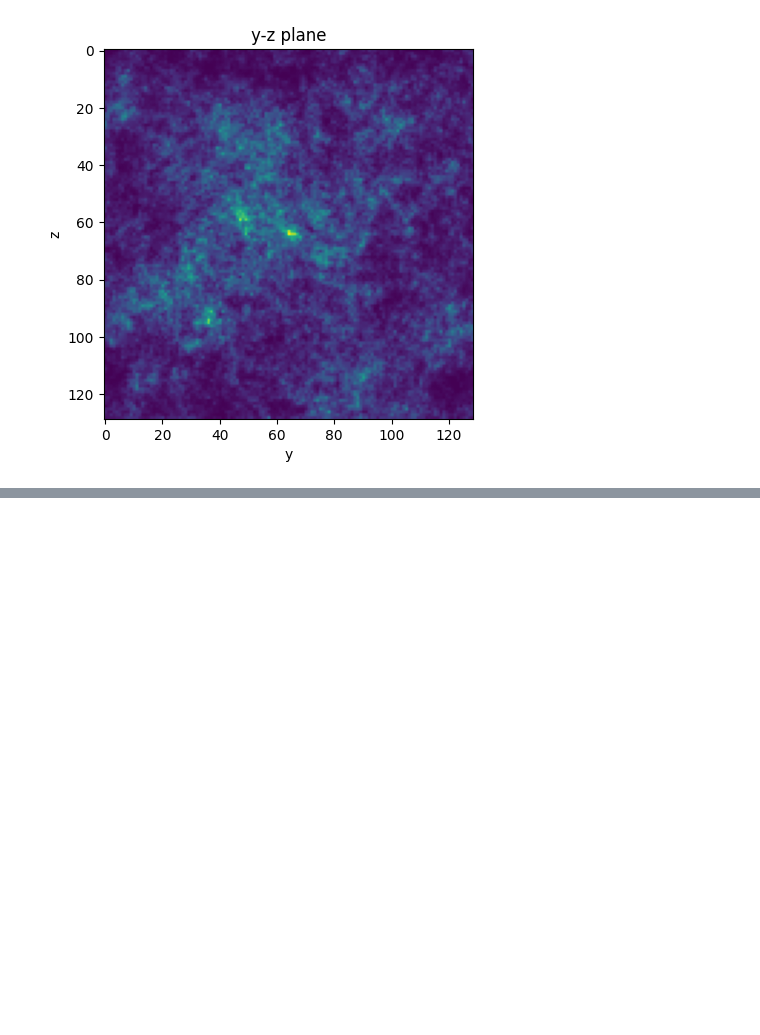
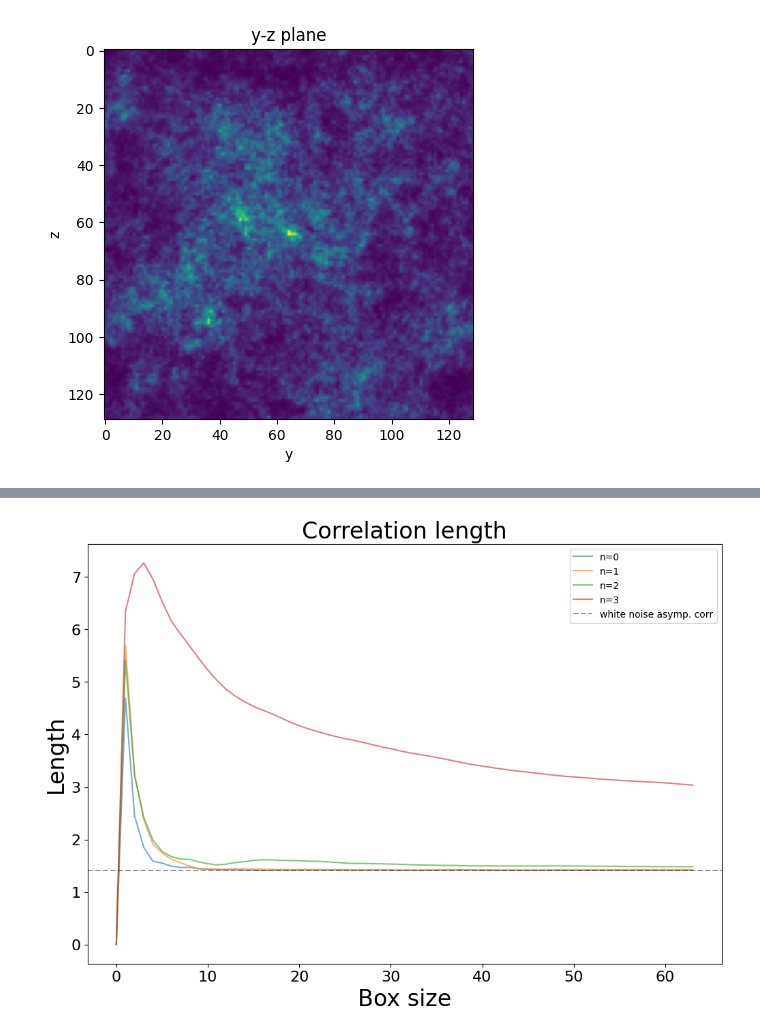
Before and after one commit to khchoi-physik/pbh_simulations, a Jupyter notebook: FEM_local.ipynb, the cells around one changed output, grey strips where cells are left out. Drawn from its saved outputs; the diff is of its cells as text; code cells hidden in the pictures; blank space fills up the shorter version.

Commit message:
Save just in case

```diff
--- a/FEM_local.ipynb
+++ b/FEM_local.ipynb
@@ -344,0 +317,99 @@ plt.show()
+# %%
+ # @title Run Multiprocessing Simulation
+
+save_folder = folder_path
+os.chdir(save_folder)
+plt.figure( figsize=(12,8))
+
+k_power_list = [0,1, 2,3]
+
+for k_power in k_power_list:
+
+    std_exprf_box = []
+    std_d_exprf_box  = []
+    absmean_d_exprf_box  = []
+    corr = []
+
+    # Initialize an instance of RFSIM
+
+    rfsim = GPU_RFSIM(mean=0, std_dev=1, pixel=pixel, z_pixel=z_pixel, amplitude=1.0, k_power=k_power, lamb=1.0, n_sigma=n_sigma+1)
+
+    while True:
+            # Generate a Gaussian random field
+        grf = rfsim.grf_64f()  # grf can be _32f or _64f
+
+            ##grf = rfsim.grf_64f_pk()  # grf can be _32f or _64f
+        exprf = rfsim.gaussian_to_exp(grf)
+        del grf
+
+        max_pos = cp.unravel_index(cp.argmax(exprf),(pixel,pixel,pixel))
+        print(max_pos)
+
+        std_exprf_box = []
+        std_d_exprf_box  = []
+        absmean_dx_exprf_box  = []
+        corr = []
+
+        max_length = 64
+
+        Mxmin = max_pos[0] -max_length
+        Mymin = max_pos[1] -max_length
+        Mzmin = max_pos[2] -max_length
+
+        Mxmax = max_pos[0] +max_length +1
+        Mymax = max_pos[1] +max_length +1
+        Mzmax = max_pos[2] +max_length +1
+
+
+        if Mxmax < pixel and Mymax < pixel and Mzmax < pixel and \
+        Mxmin > 0 and Mymin > 0 and Mzmin > 0 :
+
+            for length in range(max_length):
+
+                xmin = max_pos[0] -length
+                xmax = max_pos[0] +length +1
+                ymin = max_pos[1] -length
+                ymax = max_pos[1] +length +1
+                zmin = max_pos[2] -length
+                zmax = max_pos[2] +length +1
+
+                sub_exprf = exprf[xmin:xmax,ymin:ymax,zmin:zmax]
+                cdx_max_exprf = (exprf[xmin-2 : xmax,:,: ] - exprf[xmin: xmax+2, : , :])/2
+                cdy_max_exprf = (exprf[:, ymin-2 : ymax ,: ] - exprf[:, ymin: ymax+2 , :])/2
+                cdz_max_exprf = (exprf[:,:,zmin-2 : zmax ] - exprf[:, : , zmin: zmax+2])/2
+
+                std_box = cp.asnumpy(cp.std( sub_exprf ))
+                dx_std_box = cp.asnumpy(cp.std(  cdx_max_exprf) )
+                dy_std_box = cp.asnumpy(cp.std(  cdy_max_exprf) )
+                dz_std_box = cp.asnumpy(cp.std(  cdz_max_exprf) )
+
+                dx_absmean_box = cp.asnumpy(cp.mean(  cp.abs(cdx_max_exprf) ) )
+                dy_absmean_box = cp.asnumpy(cp.mean(  cp.abs(cdy_max_exprf) ) )
+                dz_absmean_box = cp.asnumpy(cp.mean(  cp.abs(cdz_max_exprf) ) )
+
+                std_exprf_box.append(std_box)
+                # std_d_exprf_box.append((dx_std_box + dy_std_box + dz_std_box)/3)
+                # absmean_d_exprf_box.append((dx_absmean_box + dy_absmean_box + dz_absmean_box)/3)
+                # corr.append(std_box/((dx_std_box+ dy_std_box + dz_std_box)/3) )
+                std_d_exprf_box.append(dx_std_box)
+                absmean_d_exprf_box.append(dx_absmean_box)
+                corr.append(std_box/dx_std_box )
+
+            break
+
+        else:
+            print('Condition violated')
+
+    plt.plot(np.arange(max_length),corr, label = f'n={k_power}', alpha=0.6 )
+
+
+
+plt.axhline(2/np.sqrt(2), c='black', label ='white noise asymp. corr', linestyle = '--', alpha=0.4)
+plt.title('Correlation length', fontsize = 24)
+plt.ylabel('Length', fontsize = 24)
+plt.xlabel('Box size', fontsize = 24)
+plt.xticks(fontsize = 16)
+plt.yticks(fontsize = 16)
+plt.legend()
+plt.savefig(f'corr_max_l_{max_length}.pdf', bbox_inches=None)
+# %% [output]
@@ -344,0 +430 @@ plt.show()
+[figure, added]
```
Also changed, not shown: parts of 5 cells of this notebook.
